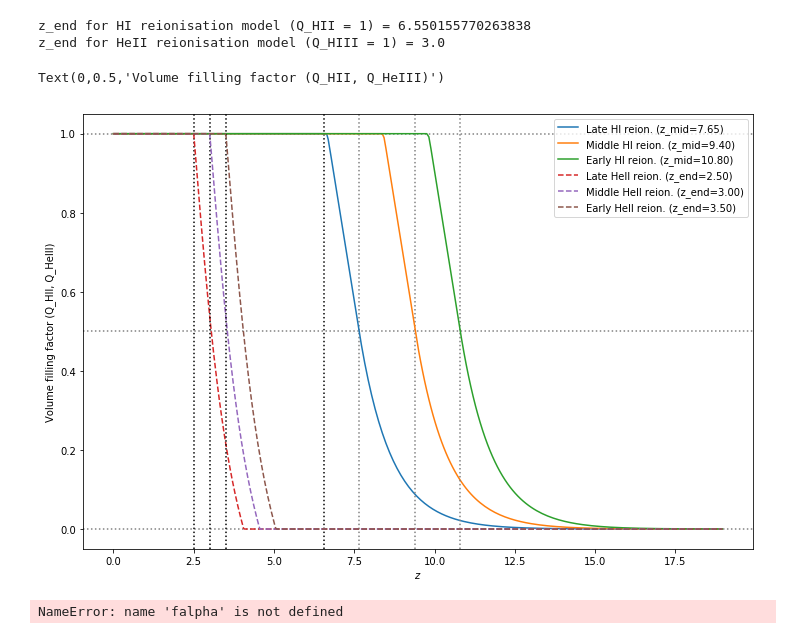
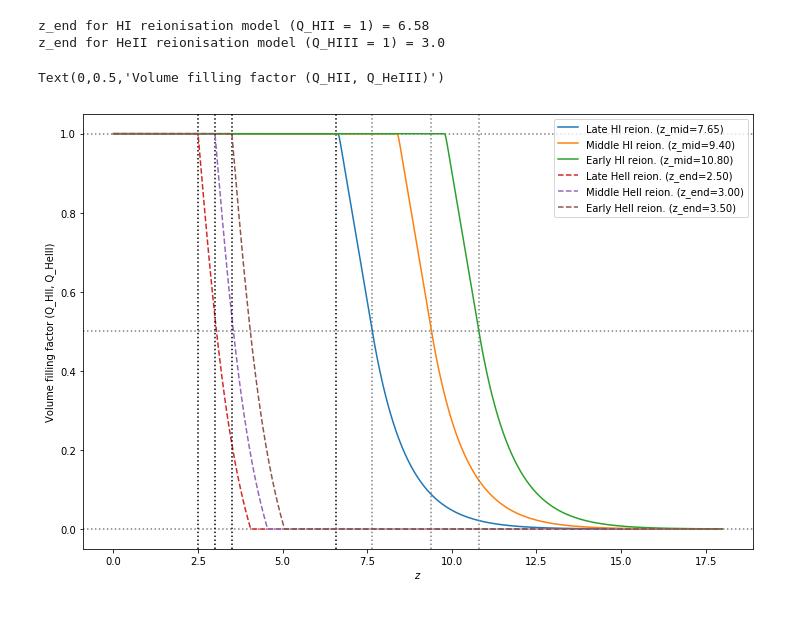
Before and after one commit to keirkwame/lya_emulator, a Jupyter notebook: lyaemu/gen_UVB.ipynb, the cells around one changed output. Cells and saved outputs as stored; diff of their text form; code cells hidden in the pictures.

```diff
--- a/lyaemu/gen_UVB.ipynb
+++ b/lyaemu/gen_UVB.ipynb
@@ -51,9 +52,11 @@ fout = 'TREECOOL_O17.txt'
 
 
 #listz = (10 ** np.loadtxt('data/TREECOOL_P18.txt')[:, 0]) - 1. #Use same redshifts as standard TREECOOL - modify this???
-listz = (10 ** np.linspace(0., 1.3, num=500)) - 1.
+#listz = (10 ** np.linspace(0., 1.3, num=500)) - 1.
+listz=np.arange(0.,18.,0.01)
 
-QHII = volume_filling_factor_HII(listz, z_mid_HI_reion)
+#QHII = volume_filling_factor_HII(listz, z_mid_HI_reion)
+QHII = UVB.myfQHII_2(listz,z_mid_HI_reion,n1=50.,n2=1.,norm=0.5)
 z_HII = find_z_end_HI_reion(listz, z_mid_HI_reion)
 print('z_end for HI reionisation model (Q_HII = 1) =', z_HII)
 
@@ -61,36 +64,35 @@ QHeIII = volume_filling_factor_HeIII(listz, z_end_HeII_reion)
 z_HeIII = z_end_HeII_reion
 print('z_end for HeII reionisation model (Q_HIII = 1) =', z_HeIII)
 # %% [output]
-z_end for HI reionisation model (Q_HII = 1) = 6.550155770263838
+z_end for HI reionisation model (Q_HII = 1) = 6.58
 z_end for HeII reionisation model (Q_HIII = 1) = 3.0
 # %%
 z_mid_examples_HI = np.array([7.65, 9.4, 10.8])
 z_end_examples_HeII = np.array([2.5, 3., 3.5])
 z_labels = np.array(['Late', 'Middle', 'Early'])
 
 plt.figure(figsize=(12., 8.))
 
 plt.axhline(y = 0., color='gray', ls=':')
 plt.axhline(y = 0.5, color='gray', ls=':')
 plt.axhline(y = 1., color='gray', ls=':')
 plt.axvline(x = find_z_end_HI_reion(listz, z_mid_examples_HI[0]), color='black', ls=':')
 
 for i in range(z_mid_examples_HI.size):
     plt.axvline(x = z_mid_examples_HI[i], color='gray', ls=':')
-    plt.plot(listz, volume_filling_factor_HII(listz, z_mid_examples_HI[i]), label='%s HI reion. (z_mid=%.2f)'%(z_labels[i], z_mid_examples_HI[i]))
+    #plt.plot(listz, volume_filling_factor_HII(listz, z_mid_examples_HI[i]), label='%s HI reion. (z_mid=%.2f)'%(z_labels[i], z_mid_examples_HI[i]))
+    plt.plot(listz, UVB.myfQHII_2(listz,z_mid_examples_HI[i],n1=50.,n2=1.,norm=0.5), label='%s HI reion. (z_mid=%.2f)'%(z_labels[i], z_mid_examples_HI[i]))
 for i in range(z_end_examples_HeII.size):
     plt.axvline(x = z_end_examples_HeII[i], color='black', ls=':')
     plt.plot(listz, volume_filling_factor_HeIII(listz, z_end_examples_HeII[i]), label='%s HeII reion. (z_end=%.2f)'%(z_labels[i], z_end_examples_HeII[i]), ls='--')
 
 plt.legend()
 plt.xlabel(r'$z$')
 plt.ylabel(r'Volume filling factor (Q_HII, Q_HeIII)')
 
 #print(volume_filling_factor_HII(listz, 8.) == 1.)
 # %% [output]
 Text(0,0.5,'Volume filling factor (Q_HII, Q_HeIII)')
-[figure, old version]
+[figure, new version]
 # %%
 zG,dataG=UVB.genQ2G_DeltaT(listz,QHII,z_HII,QHeIII,z_HeIII,DeltaT_HI,DeltaT_HeII,model=model,cosmo=cosmoHM,Gthreshold=True,fout=fout)
-# %% [output]
-NameError: name 'falpha' is not defined
```
Also changed, not shown: parts of 2 cells of this notebook, 1 other file.
